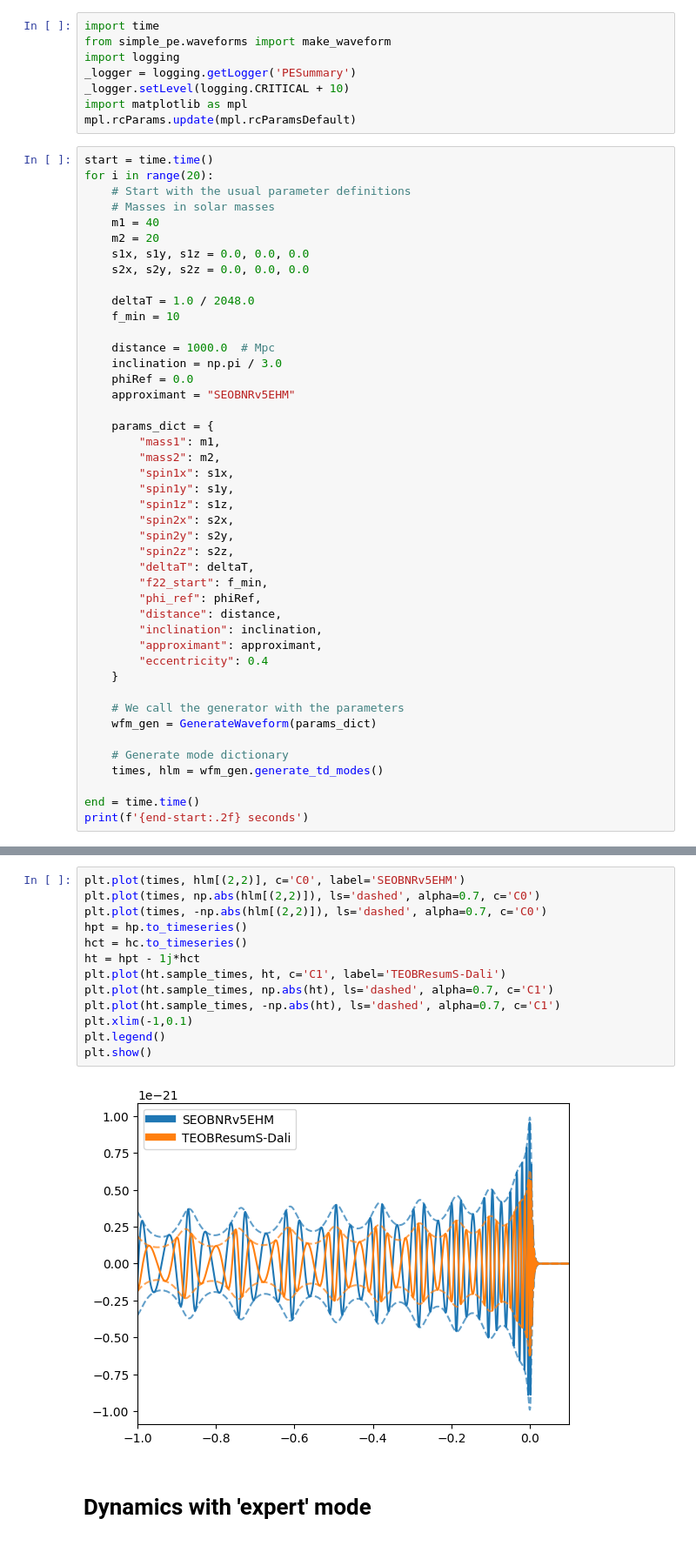
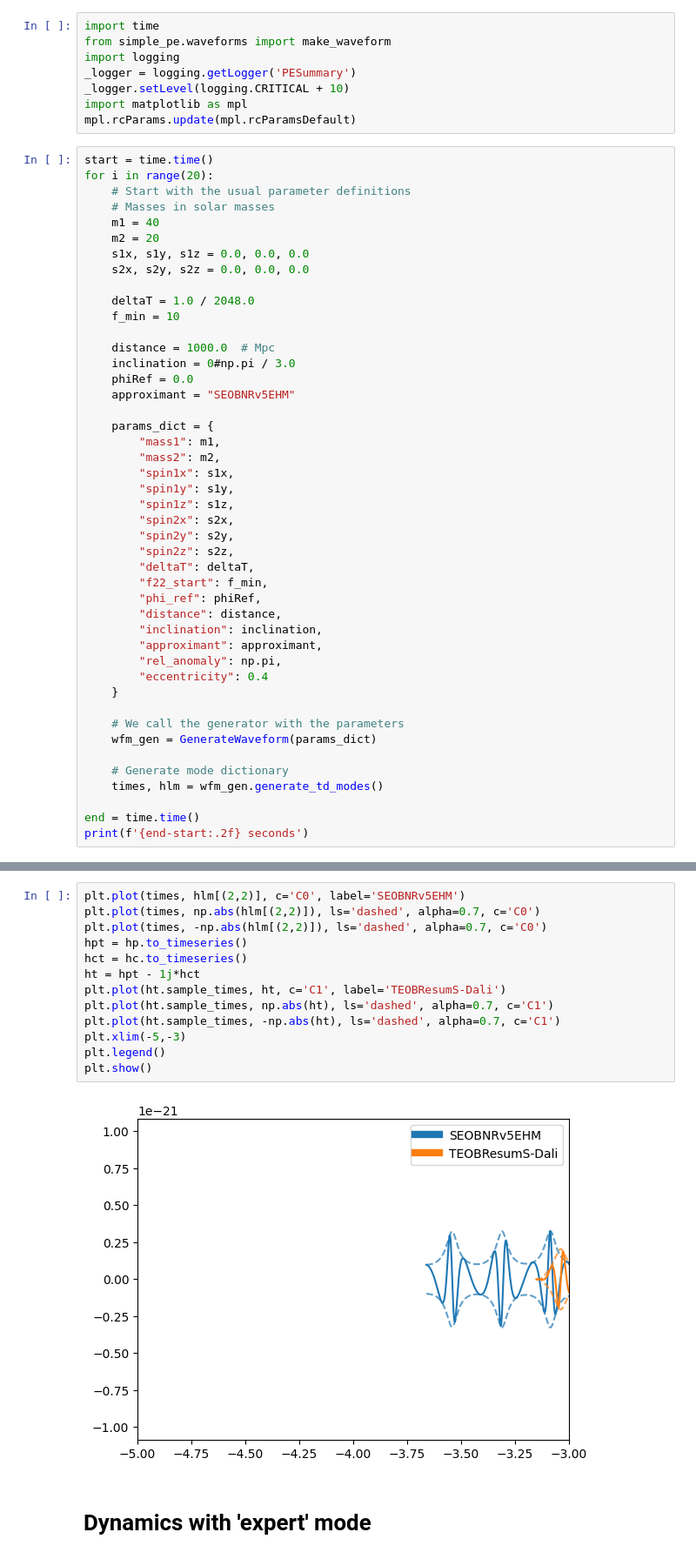
Before and after one commit to BenGPatterson/EccentricBinaries, a Jupyter notebook: notebooks/SEOBNRv5EHM.ipynb, the cells around one changed output, grey strips where cells are left out. Shown at 87% size. Cells and saved outputs as stored; diff of their text form.

```diff
--- a/notebooks/SEOBNRv5EHM.ipynb
+++ b/notebooks/SEOBNRv5EHM.ipynb
@@ -78,7 +104,7 @@ for i in range(20):
     f_min = 10
 
     distance = 1000.0  # Mpc
-    inclination = np.pi / 3.0
+    inclination = 0#np.pi / 3.0
     phiRef = 0.0
     approximant = "SEOBNRv5EHM"
 
@@ -97,6 +123,7 @@ for i in range(20):
         "distance": distance,
         "inclination": inclination,
         "approximant": approximant,
+        "rel_anomaly": np.pi,
         "eccentricity": 0.4
     }
 
@@ -129,18 +156,18 @@ print(f'{end-start:.2f} seconds')
 # %%
 plt.plot(times, hlm[(2,2)], c='C0', label='SEOBNRv5EHM')
 plt.plot(times, np.abs(hlm[(2,2)]), ls='dashed', alpha=0.7, c='C0')
 plt.plot(times, -np.abs(hlm[(2,2)]), ls='dashed', alpha=0.7, c='C0')
 hpt = hp.to_timeseries()
 hct = hc.to_timeseries()
 ht = hpt - 1j*hct
 plt.plot(ht.sample_times, ht, c='C1', label='TEOBResumS-Dali')
 plt.plot(ht.sample_times, np.abs(ht), ls='dashed', alpha=0.7, c='C1')
 plt.plot(ht.sample_times, -np.abs(ht), ls='dashed', alpha=0.7, c='C1')
-plt.xlim(-1,0.1)
+plt.xlim(-5,-3)
 plt.legend()
 plt.show()
 # %% [output]
-[figure, old version]
+[figure, new version]
 # %% [markdown]
 # Dynamics with 'expert' mode
 # %%
```
Also changed, not shown: parts of 17 cells of this notebook, 1 other file.
